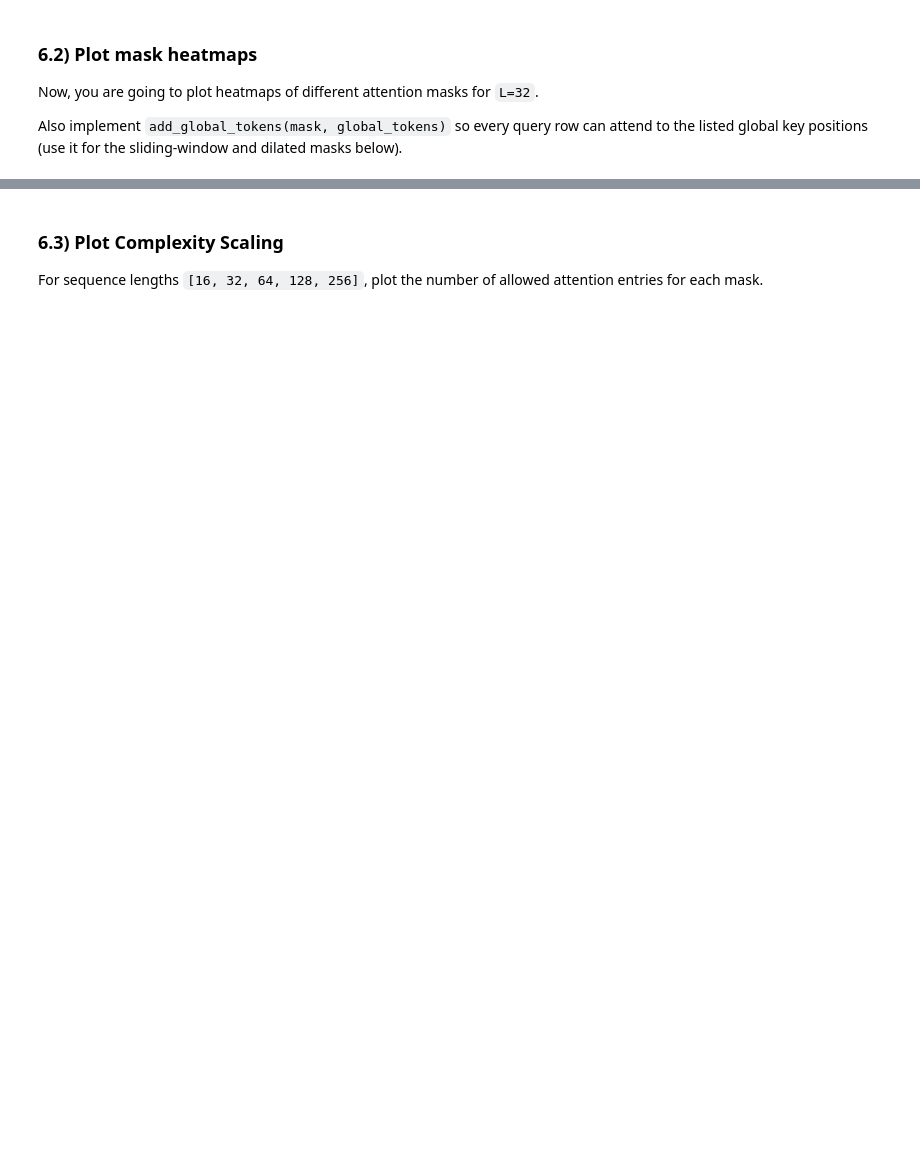
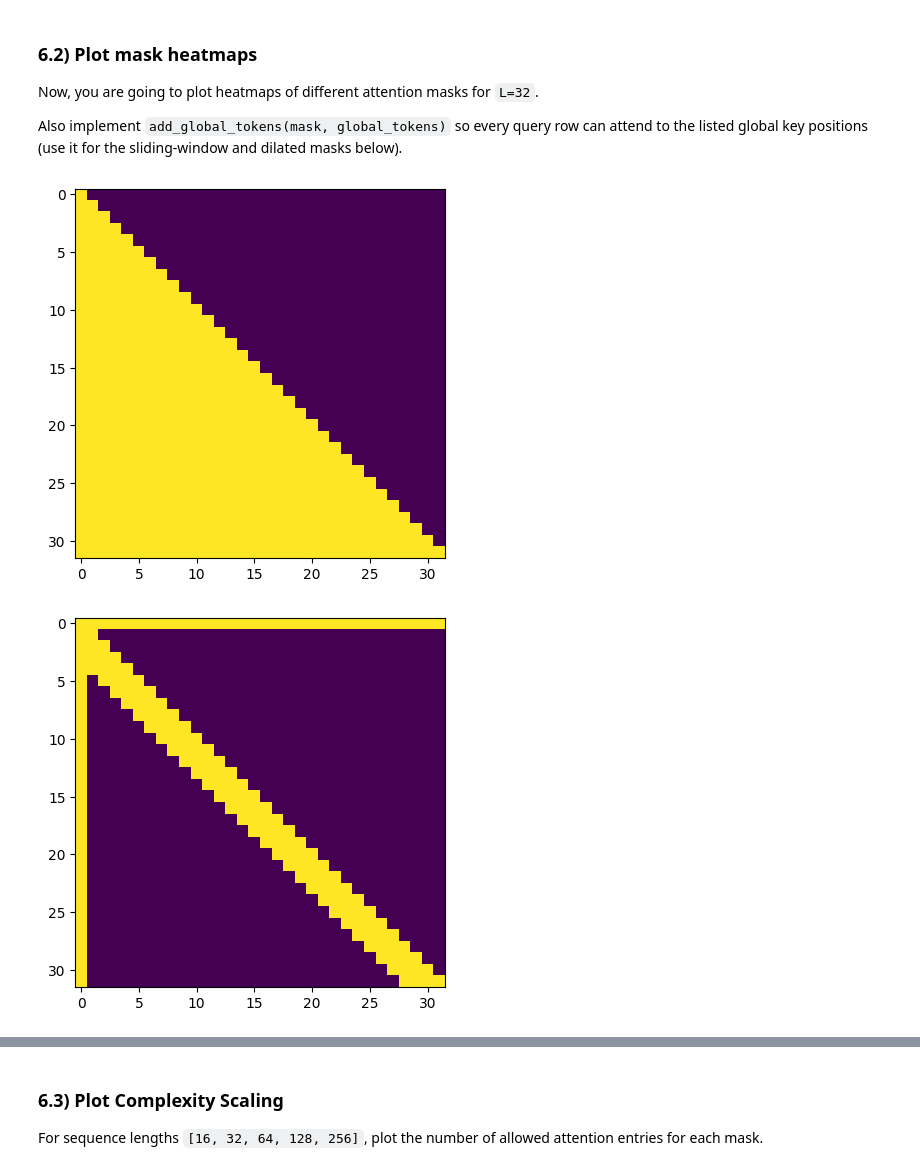
Before and after one commit to Ramneek2/Uni_git_repo, a Jupyter notebook: homework_2.ipynb, the cells around one changed output, grey strips where cells are left out. Saved outputs shown, nothing was run; the diff lists cells and outputs as text; code cells hidden in the pictures; blank space fills up the shorter version.

```diff
--- a/homework_2.ipynb
+++ b/homework_2.ipynb
@@ -1014,10 +992,9 @@ def sliding_window_causal_mask(L: int, window: int) -> np.ndarray:
     mask = np.zeros(shape=(L,L))
     for i, row in enumerate(mask):
         for j, _ in enumerate(row):
-            if i >= j and j > window - i:
+            if i >= j and  j >= (i-(window-1)):
                 mask[i,j] = 1
     return mask
-print(sliding_window_causal_mask(5,3))
 
 def dilated_sliding_window_causal_mask(L: int, window: int, dilation: int) -> np.ndarray:
     """
@@ -1027,21 +1004,29 @@ def dilated_sliding_window_causal_mask(L: int, window: int, dilation: int) -> np
         i, i-dilation, i-2*dilation, ...
     up to `window` total attended positions.
     """
-    # YOUR CODE HERE
-    raise NotImplementedError
+    mask = np.zeros(shape=(L,L))
+    for i, row in enumerate(mask):
+        for pos in range(0,window):
+            if i - pos* dilation >= 0:
+                mask[i,i-pos*dilation] = 1
+    return mask
+
+
 
 def add_global_tokens(mask: np.ndarray, global_tokens: List[int]) -> np.ndarray:
     """
     Return a copy of mask where every query row can attend to each global key index.
     """
-    # YOUR CODE HERE
-    raise NotImplementedError
-
-
+    for token_pos in global_tokens:
+        mask[token_pos,:] = 1
+        mask[:,token_pos] = 1
+    return mask
+mask = dilated_sliding_window_causal_mask(10,4,2)
+print(mask)
 def count_allowed(mask: np.ndarray) -> int:
     """
     Count allowed attention entries.
     """
     # YOUR CODE HERE
-    raise NotImplementedError
+    return np.sum(mask)
 # %% [output]
@@ -1090,16 +1078,26 @@ Also implement `add_global_tokens(mask, global_tokens)` so every query row can a
 # %%
 # TODO: IMPLEMENT THIS CELL
 
 L = 32
 window = 4
 dilation = 2
 global_tokens = [0]
 
 masks = {
     "full causal": full_causal_mask(L),
     "sliding window": sliding_window_causal_mask(L, window),
     "dilated sliding": dilated_sliding_window_causal_mask(L, window, dilation),
 }
+masks["sliding window"] = add_global_tokens(masks["sliding window"], global_tokens)
+masks["dilated sliding"] = add_global_tokens(masks["dilated sliding"], global_tokens)
+plt.imshow(masks["full causal"])
+plt.show()
 
-# Plot one heatmap per mask.
-# YOUR CODE HERE
+plt.imshow(masks["sliding window"] )
+plt.show()
+
+plt.imshow(masks["dilated sliding"],  )
+plt.show()
+# %% [output]
+[figure, added]
+[figure, added]
```
Also changed, not shown: parts of 15 cells of this notebook.
